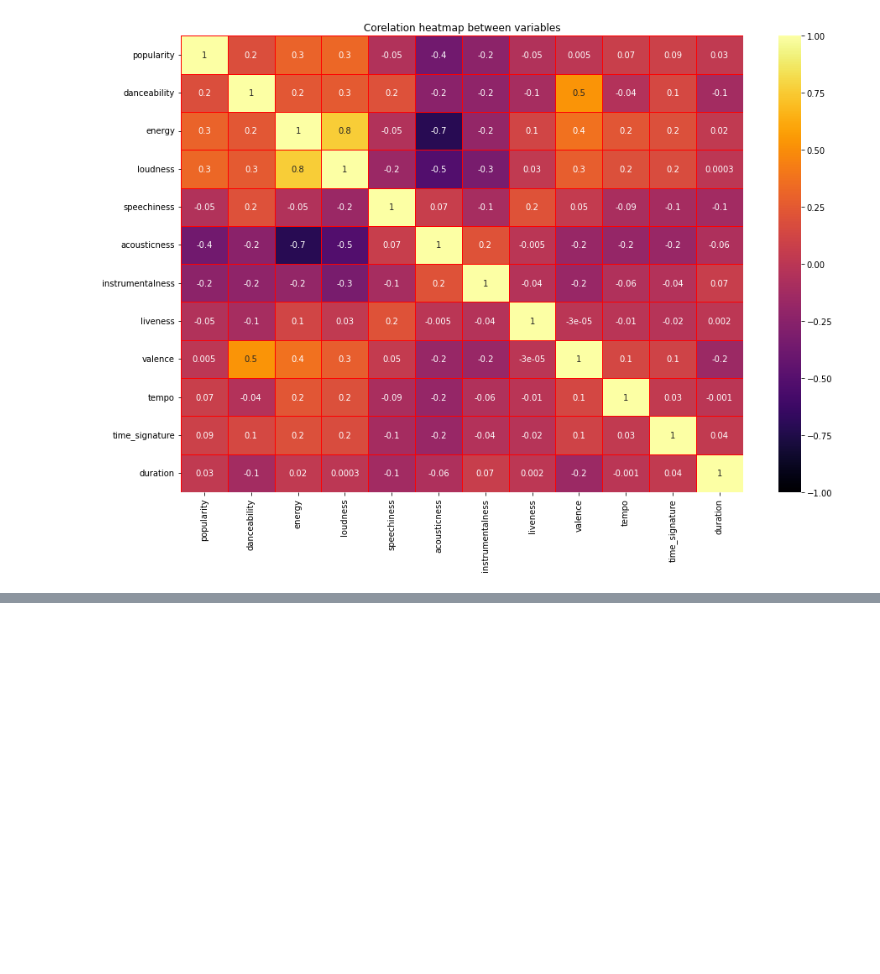
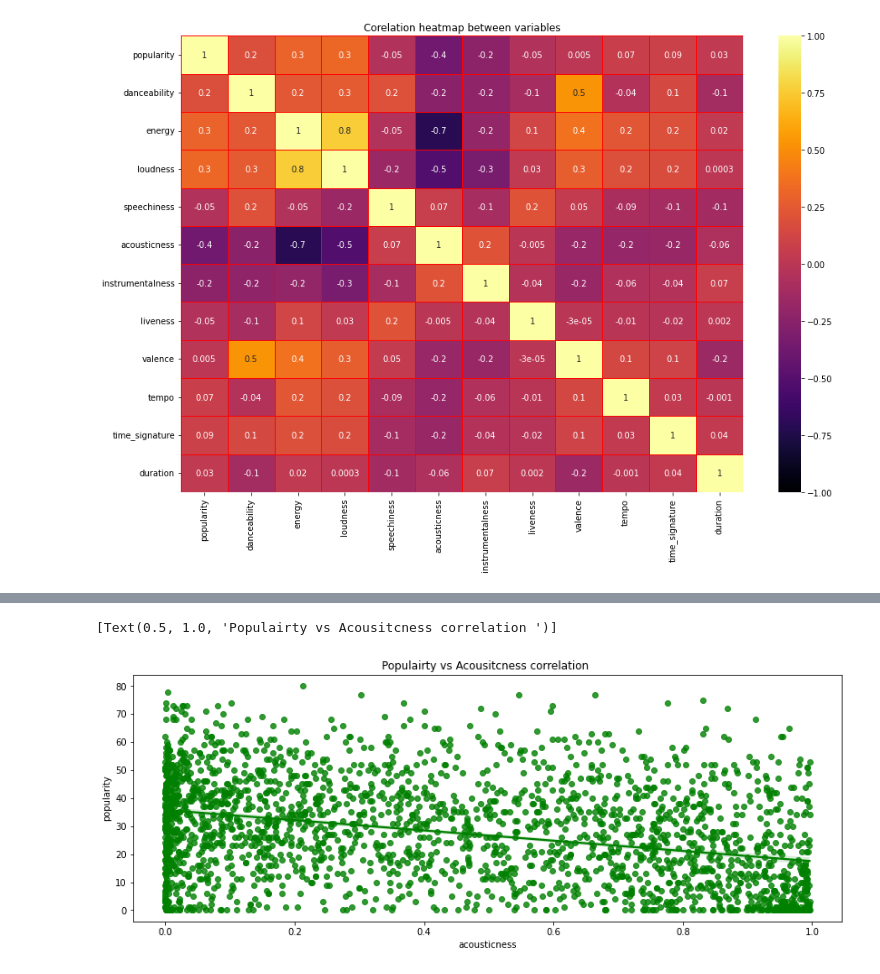
Before and after one commit to SaptarshiChakraborty/CAT-Study-Material, a Jupyter notebook: saptarshiprojectspotify.ipynb, the cells around one changed output, grey strips where cells are left out. Saved outputs shown, nothing was run; the diff lists cells and outputs as text; code cells hidden in the pictures; blank space fills up the shorter version.

```diff
--- a/saptarshiprojectspotify.ipynb
+++ b/saptarshiprojectspotify.ipynb
@@ -185,0 +208,6 @@ heatmap.set_xticklabels(heatmap.get_xticklabels(),rotation=90)
+# %%
+plt.figure(figsize=(14,5))
+sns.regplot(data=sample_spotify_data,y="popularity",x="acousticness",color="green").set(title="Populairty vs Acousitcness correlation ")
+# %% [output]
+[Text(0.5, 1.0, 'Populairty vs Acousitcness correlation ')]
+[figure, added]
```
Also changed, not shown: parts of 4 cells of this notebook.
